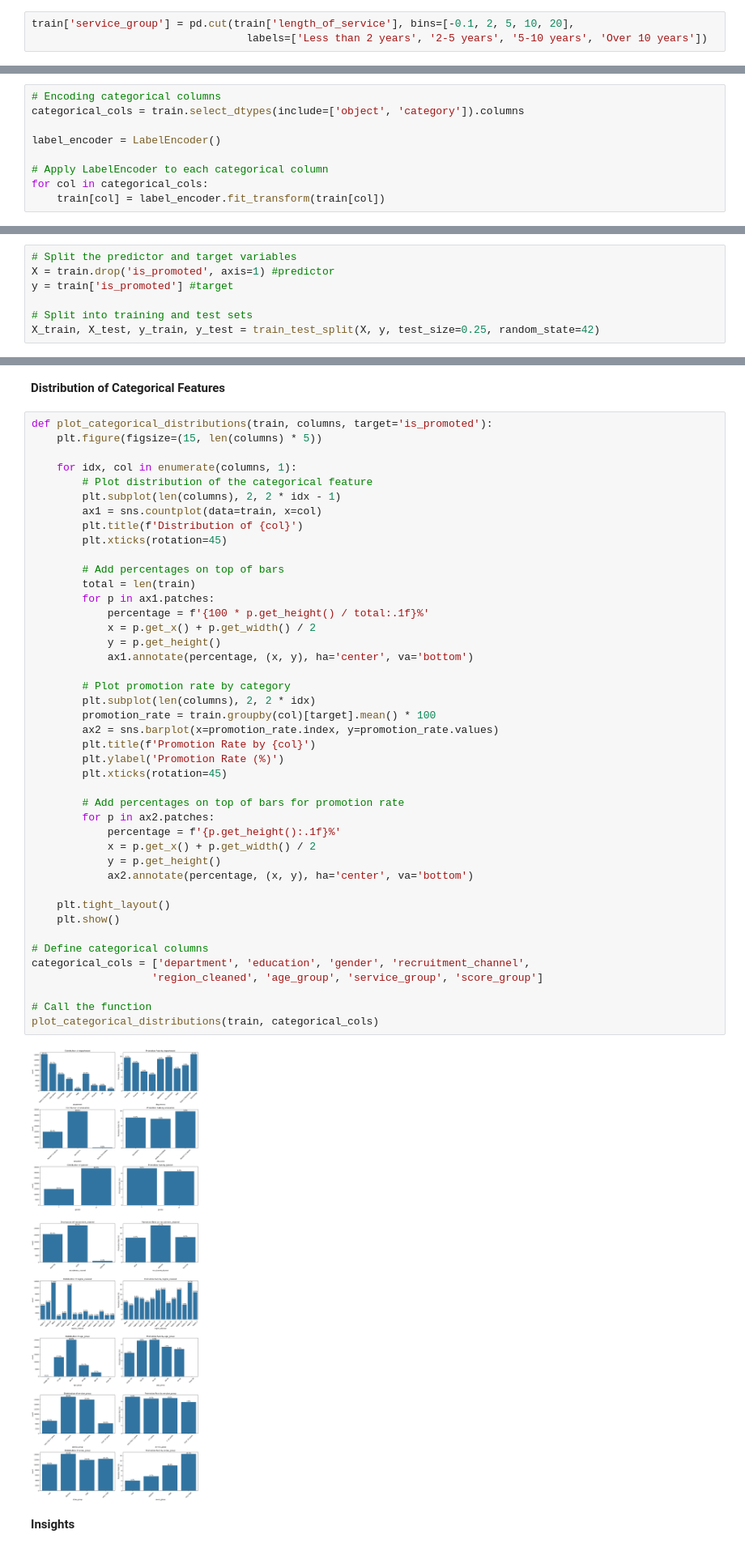
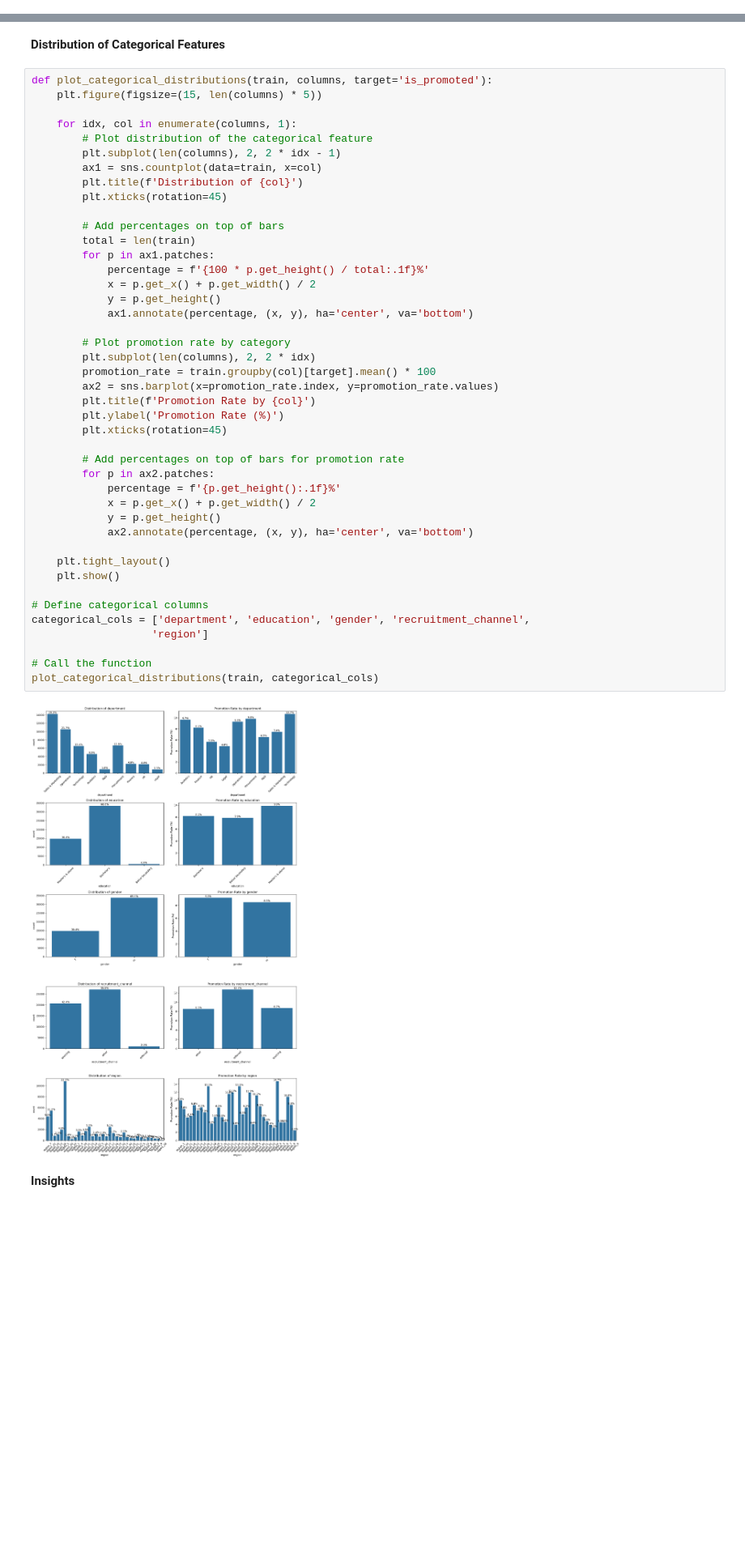
Before and after one commit to bedankibunja/HR-ANALYTICS-Predicting-Employee-Promotions, a Jupyter notebook: Notebook.ipynb, the cells around one changed output, grey strips where cells are left out. Shown at 81% size. Saved outputs shown, nothing was run; the diff lists cells and outputs as text; blank space fills up the shorter version.

```diff
--- a/Notebook.ipynb
+++ b/Notebook.ipynb
@@ -440,3 +287,0 @@ Over 10 years<br>
-# %%
-train['service_group'] = pd.cut(train['length_of_service'], bins=[-0.1, 2, 5, 10, 20],
-                                  labels=['Less than 2 years', '2-5 years', '5-10 years', 'Over 10 years'])
@@ -480,9 +287,0 @@ The binning of avg_training_score is based on the score distribution and quartil
-# %%
-# Encoding categorical columns
-categorical_cols = train.select_dtypes(include=['object', 'category']).columns
-
-label_encoder = LabelEncoder()
-
-# Apply LabelEncoder to each categorical column
-for col in categorical_cols:
-    train[col] = label_encoder.fit_transform(train[col])
@@ -491,7 +287,0 @@ for col in categorical_cols:
-# %%
-# Split the predictor and target variables
-X = train.drop('is_promoted', axis=1) #predictor
-y = train['is_promoted'] #target
-
-# Split into training and test sets
-X_train, X_test, y_train, y_test = train_test_split(X, y, test_size=0.25, random_state=42)
@@ -641,35 +305,35 @@ def plot_categorical_distributions(train, columns, target='is_promoted'):
         for p in ax1.patches:
             percentage = f'{100 * p.get_height() / total:.1f}%'
             x = p.get_x() + p.get_width() / 2
             y = p.get_height()
             ax1.annotate(percentage, (x, y), ha='center', va='bottom')
 
         # Plot promotion rate by category
         plt.subplot(len(columns), 2, 2 * idx)
         promotion_rate = train.groupby(col)[target].mean() * 100
         ax2 = sns.barplot(x=promotion_rate.index, y=promotion_rate.values)
         plt.title(f'Promotion Rate by {col}')
         plt.ylabel('Promotion Rate (%)')
         plt.xticks(rotation=45)
 
         # Add percentages on top of bars for promotion rate
         for p in ax2.patches:
             percentage = f'{p.get_height():.1f}%'
             x = p.get_x() + p.get_width() / 2
             y = p.get_height()
             ax2.annotate(percentage, (x, y), ha='center', va='bottom')
 
     plt.tight_layout()
     plt.show()
 
 # Define categorical columns
 categorical_cols = ['department', 'education', 'gender', 'recruitment_channel',
-                   'region_cleaned', 'age_group', 'service_group', 'score_group']
+                   'region']
 
 # Call the function
 plot_categorical_distributions(train, categorical_cols)
 # %% [output]
-[figure, old version]
+[figure, new version]
 # %% [markdown]
 **Insights**
 # %% [markdown]
```
Also changed, not shown: parts of 87 cells of this notebook.
